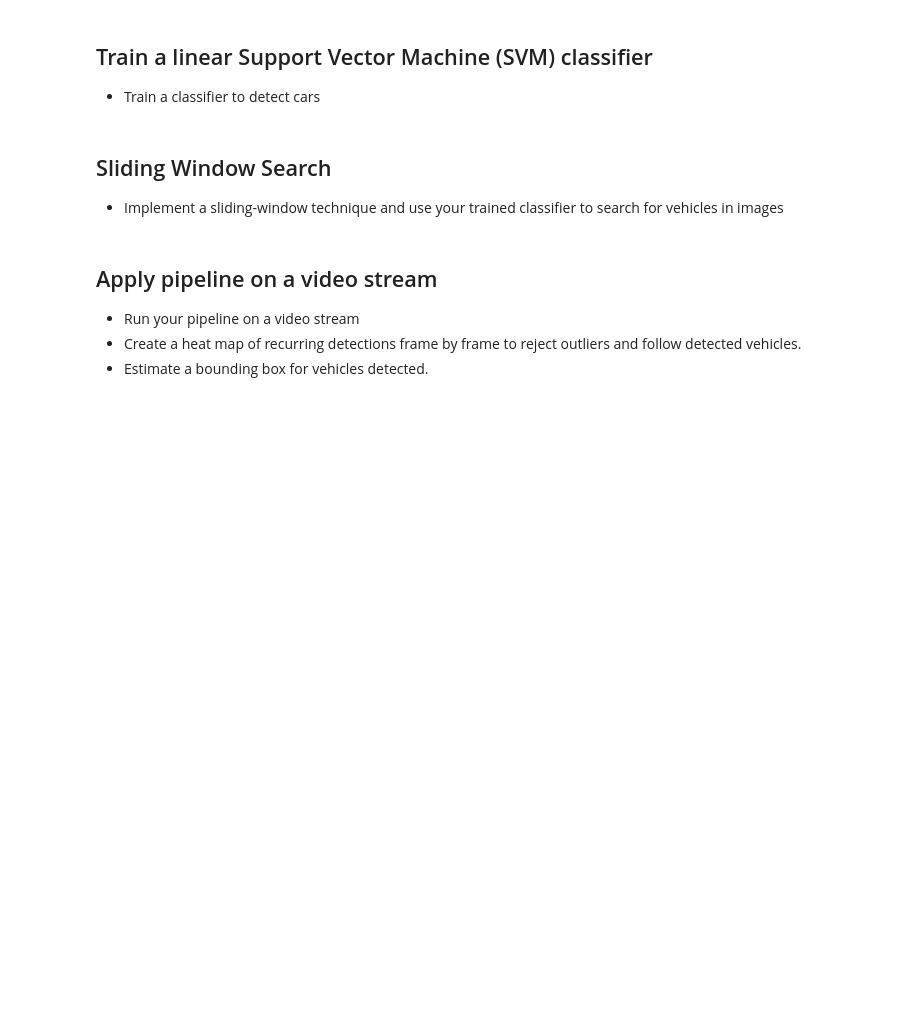
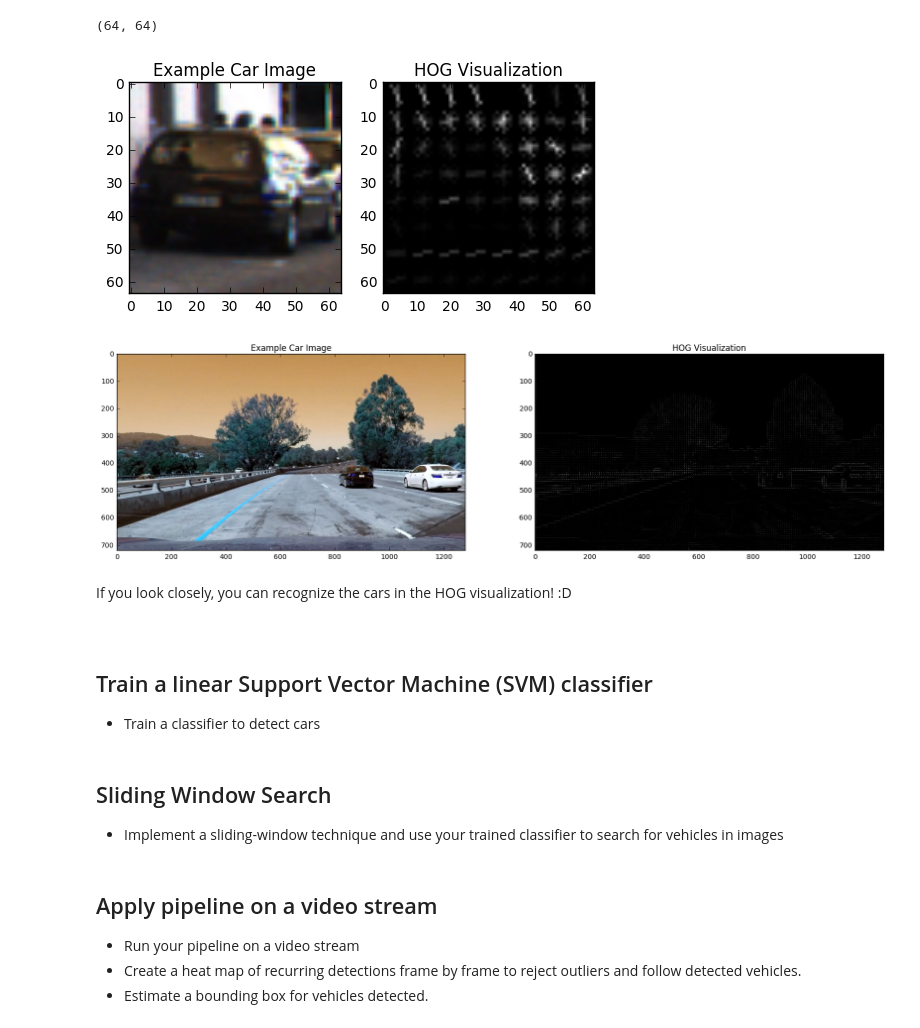
Before and after one commit to kkufieta/CarND-Vehicle-Detection, a Jupyter notebook: vehicle_detection.ipynb, the cells around one changed output. Saved outputs shown, nothing was run; the diff lists cells and outputs as text; code cells hidden in the pictures; blank space fills up the shorter version.

```diff
--- a/vehicle_detection.ipynb
+++ b/vehicle_detection.ipynb
@@ -20,3 +75,79 @@ The goals / steps of this project are the following:
+# %%
+# Function returns HOG features and visualization
+# orient: Number of orientation bins
+# pix_per_cell: (2-tuple, (int, int)). Size of a cell (in pixels).
+# cell_per_block: (2-tuple, (int, int)). Number of cells in each block.
+# vis: bool. Return an image of the HOG?
+# feature_vec: bool. Return the data as a feature vector by calling .ravel() on it?
+def get_hog_features(img, orient, pix_per_cell, cell_per_block,
+                     vis=False, feature_vec=True):
+    if vis == True:
+        # Use skimage.hog() to get both features and a visualization
+        features, hog_image = hog(img, orientations=orient,
+                                  pixels_per_cell=(pix_per_cell, pix_per_cell),
+                                  cells_per_block=(cell_per_block, cell_per_block),
+                                  visualise=vis, feature_vector=feature_vec)
+        return features, hog_image
+    else:
+        # Use skimage.hog() to get features only
+        features, = hog(img, orientations=orient,
+                        pixels_per_cell=(pix_per_cell, pix_per_cell),
+                        cells_per_block=(cell_per_block, cell_per_block),
+                        visualise=vis, feature_vector=feature_vec)
+        return features
+
+# Generate a random index to look at a car image
+ind = np.random.randint(0, len(car_paths))
+# Read in the image. Let's work with values between 0 to 255
+image = cv2.imread(car_paths[ind])
+gray = cv2.cvtColor(image, cv2.COLOR_RGB2GRAY)
+print(gray.shape)
+# Define HOG parameters
+orient = 9
+pix_per_cell = 8
+cell_per_block = 2
+# Get the HOG features and visualization
+features, hog_image = get_hog_features(gray, orient, pix_per_cell, cell_per_block,
+                                       vis=True, feature_vec=False)
+
+# Plot the examples
+fig = plt.figure()
+plt.subplot(121)
+plt.imshow(image, cmap='gray')
+plt.title('Example Car Image')
+plt.subplot(122)
+plt.imshow(hog_image, cmap='gray')
+plt.title('HOG Visualization')
+plt.show()
+
+# Test it on a test image
+image = cv2.imread(test_paths[0])
+gray = cv2.cvtColor(image, cv2.COLOR_RGB2GRAY)
+# Define HOG parameters
+orient = 9
+pix_per_cell = 8
+cell_per_block = 2
+# Get the HOG features and visualization
+features, hog_image = get_hog_features(gray, orient, pix_per_cell, cell_per_block,
+                                       vis=True, feature_vec=False)
+
+# Plot the examples
+fig = plt.figure(figsize = (20, 20))
+plt.subplot(121)
+plt.imshow(image, cmap='gray')
+plt.title('Example Car Image')
+plt.subplot(122)
+plt.imshow(hog_image, cmap='gray')
+plt.title('HOG Visualization')
+plt.show()
+# %% [output]
+(64, 64)
+[figure, added]
+[figure, added]
+# %% [markdown]
+If you look closely, you can recognize the cars in the HOG visualization! :D
+
+##
 # %% [markdown]
 ## Train a linear Support Vector Machine (SVM) classifier
 
```
Also changed, not shown: parts of 5 cells of this notebook.
